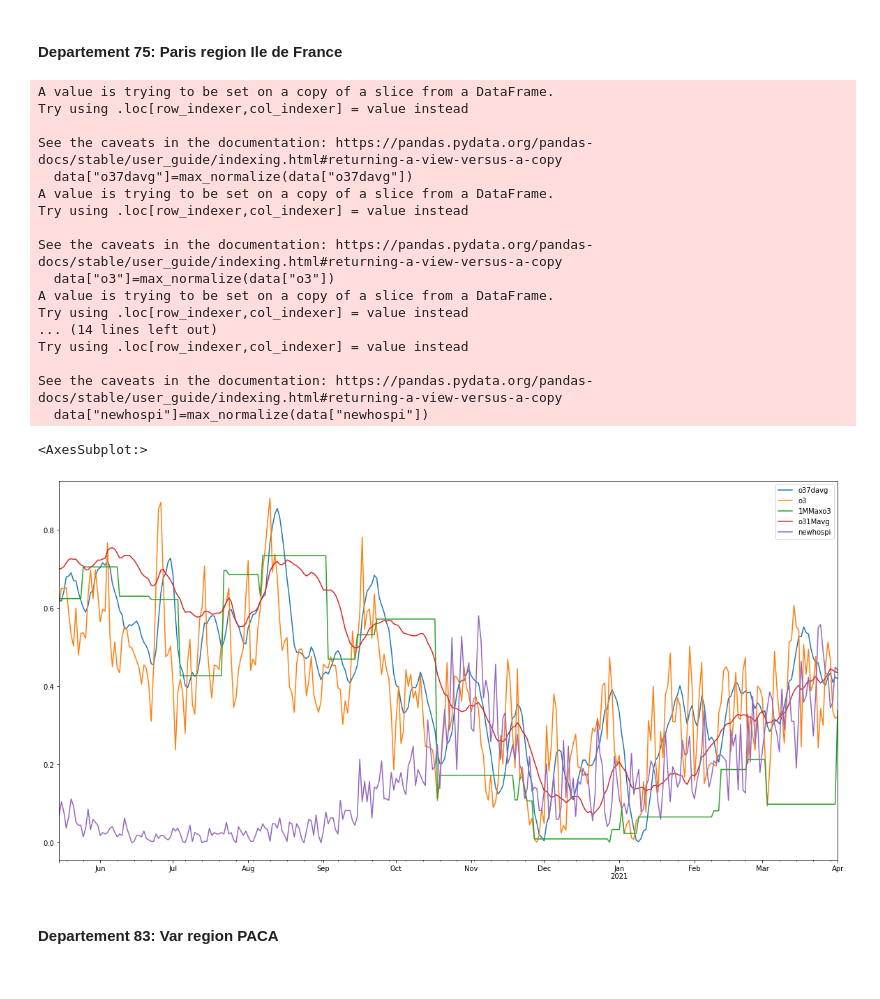
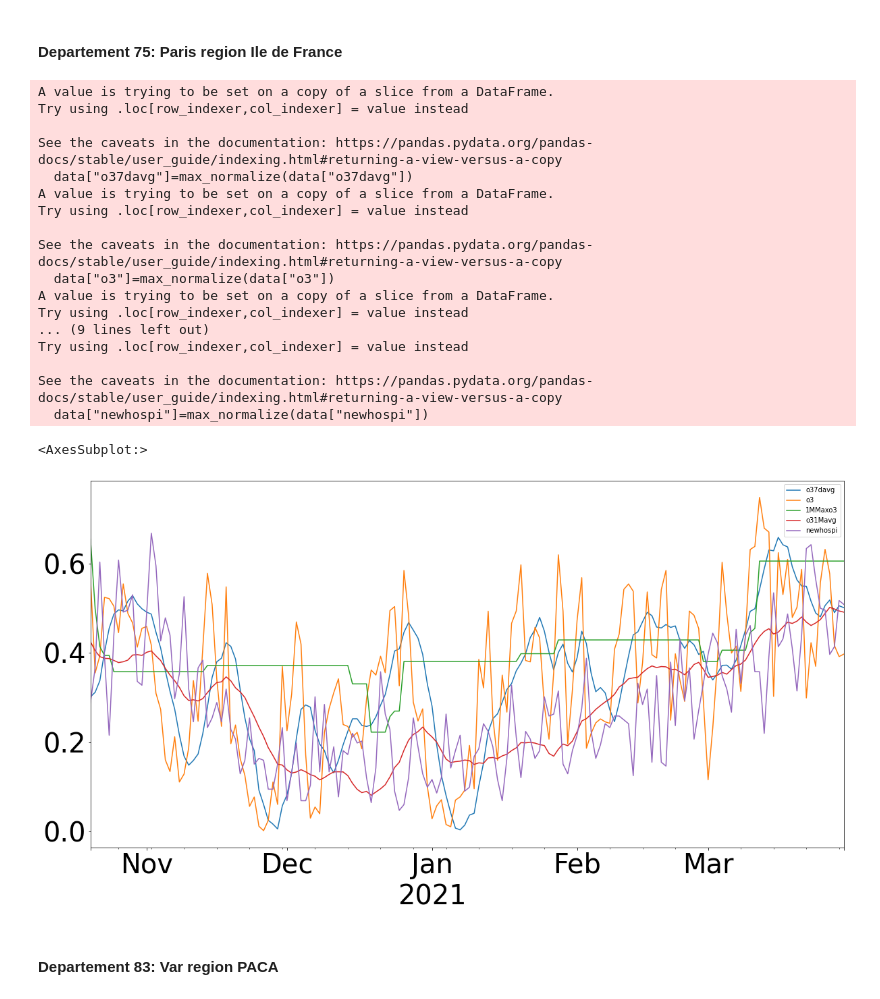
Before and after one commit to limiteinductive/covsco, a Jupyter notebook: notebooks/LG_JN.ipynb, the cells around one changed output. Cells and saved outputs as stored; diff of their text form; code cells hidden in the pictures.

Commit message:
added_cross_val_corrected_data_processing_functions

```diff
--- a/notebooks/LG_JN.ipynb
+++ b/notebooks/LG_JN.ipynb
@@ -125,35 +125,34 @@ KeyError: "['Nb_susp_501Y_V2_3', 'Nb_susp_501Y_V1'] not in index"
 # %%
 data = df[["numero","time","o37davg","o3","1MMaxo3",'o31Mavg','newhospi']]
 data["o37davg"]=max_normalize(data["o37davg"])
 data["o3"]=max_normalize(data["o3"])
 data["1MMaxo3"]=max_normalize(data["1MMaxo3"])
-data["o37davg"]=max_normalize(data["o37davg"])
 data["o31Mavg"]=max_normalize(data["o31Mavg"])
 data["newhospi"]=max_normalize(data["newhospi"])
 data = data[data["numero"]==75][["o37davg","o3","1MMaxo3",'o31Mavg','newhospi']]
-idx = pd.date_range(start, periods= 322).tolist()
+idx = pd.date_range(pd.to_datetime("2020-10-20"), periods= 162).tolist()
 data.index = idx
 data.plot.line(figsize = (20,10))
 # %% [output]
 A value is trying to be set on a copy of a slice from a DataFrame.
 Try using .loc[row_indexer,col_indexer] = value instead
 
 See the caveats in the documentation: https://pandas.pydata.org/pandas-docs/stable/user_guide/indexing.html#returning-a-view-versus-a-copy
   data["o37davg"]=max_normalize(data["o37davg"])
 A value is trying to be set on a copy of a slice from a DataFrame.
 Try using .loc[row_indexer,col_indexer] = value instead
 
 See the caveats in the documentation: https://pandas.pydata.org/pandas-docs/stable/user_guide/indexing.html#returning-a-view-versus-a-copy
   data["o3"]=max_normalize(data["o3"])
 A value is trying to be set on a copy of a slice from a DataFrame.
 Try using .loc[row_indexer,col_indexer] = value instead
-... (14 lines left out)
+... (9 lines left out)
 Try using .loc[row_indexer,col_indexer] = value instead
 
 See the caveats in the documentation: https://pandas.pydata.org/pandas-docs/stable/user_guide/indexing.html#returning-a-view-versus-a-copy
   data["newhospi"]=max_normalize(data["newhospi"])
 <AxesSubplot:>
-[figure, old version]
+[figure, new version]
 # %% [markdown]
 #### Departement 83: Var region PACA
 # %%
```
Also changed, not shown: parts of 20 cells of this notebook, 14 other files.
